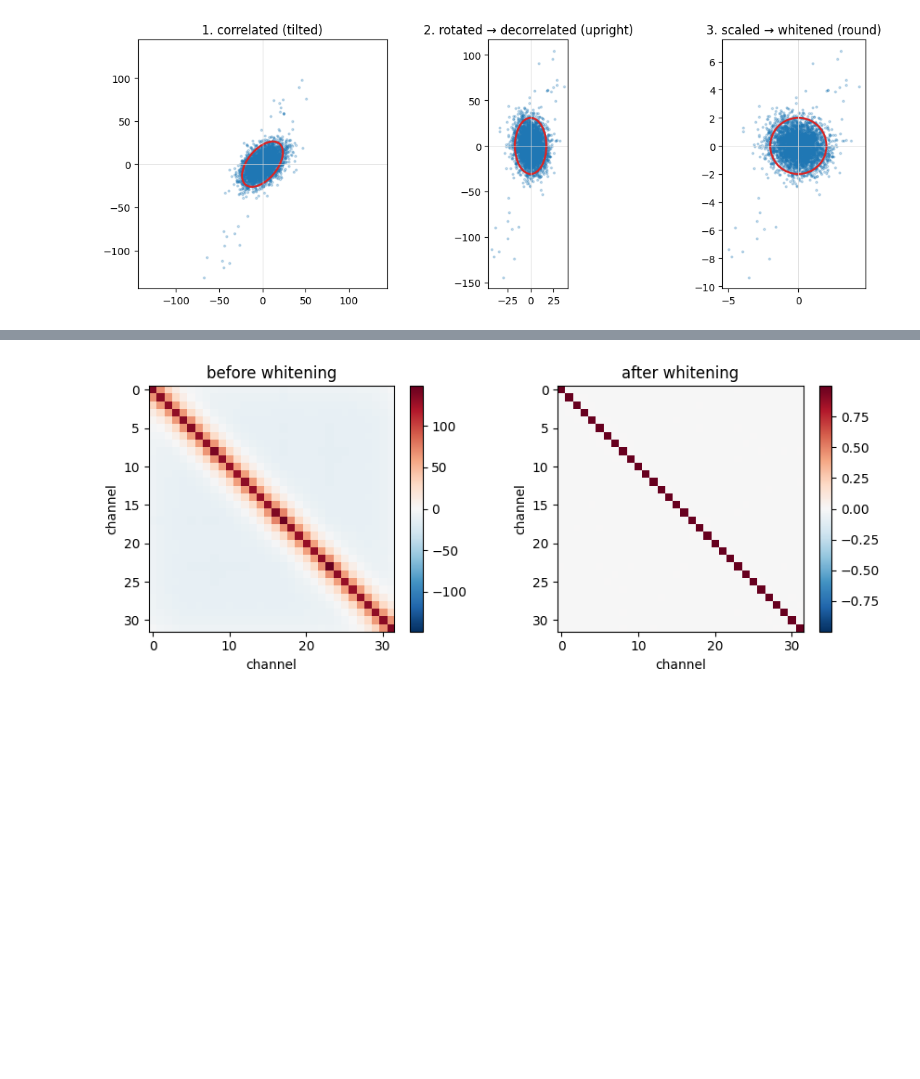
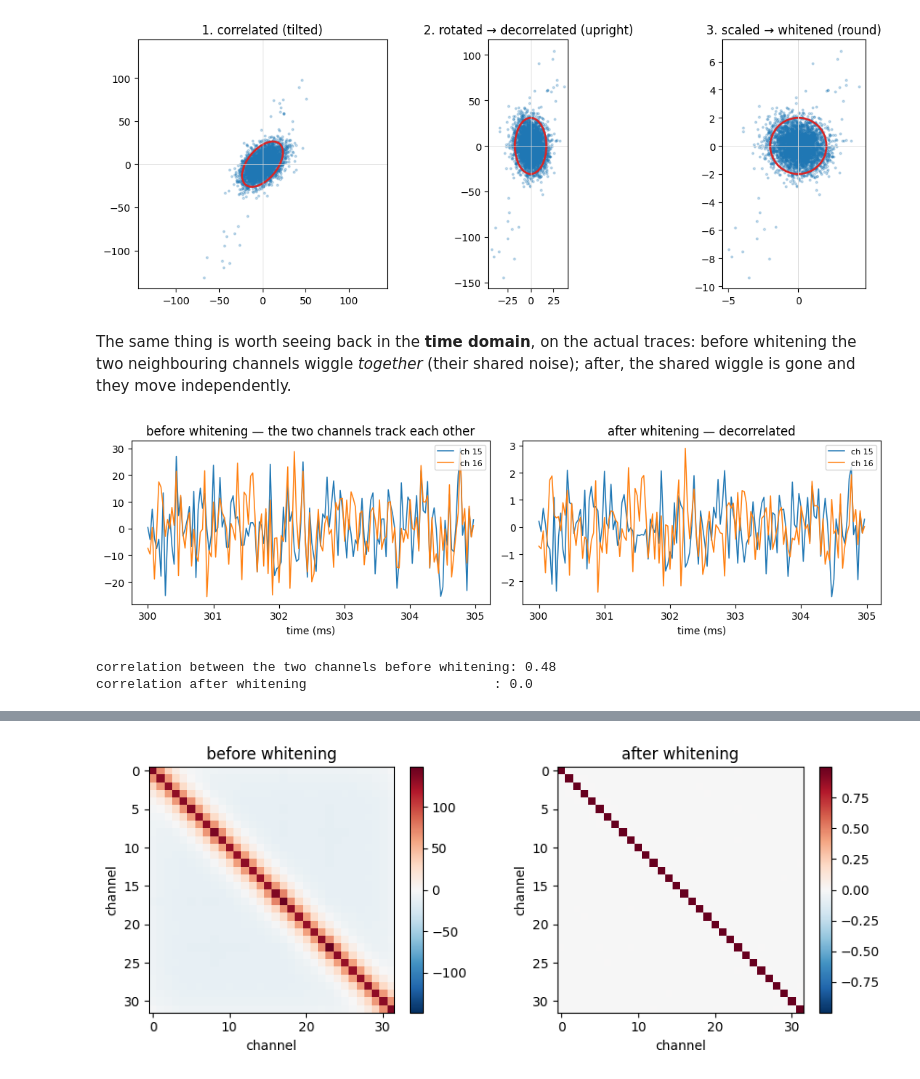
Before and after one commit to stootoon/swc-en-2026, a Jupyter notebook: ephys-pop/notebooks/02_preprocessing_solutions.ipynb, the cells around one changed output, grey strips where cells are left out. Cells and saved outputs as stored; diff of their text form; code cells hidden in the pictures; blank space fills up the shorter version.

```diff
--- a/ephys-pop/notebooks/02_preprocessing_solutions.ipynb
+++ b/ephys-pop/notebooks/02_preprocessing_solutions.ipynb
@@ -363,9 +420,11 @@ def draw_cov_ellipse(ax, xy, n_std=2.0, **kw):
 rng = np.random.default_rng(0)
 idx = rng.integers(0, len(filt), 4000)
 ch, neighbour, far = 15, 16, 3
+xy_near = np.column_stack([filt[idx, ch], filt[idx, neighbour]])
+xy_far  = np.column_stack([filt[idx, ch], filt[idx, far]])
+
 fig, ax = plt.subplots(1, 2, figsize=(9, 4.4))
-for a, other, label in [(ax[0], neighbour, "neighbour"), (ax[1], far, "far")]:
-    xy = np.column_stack([filt[idx, ch], filt[idx, other]])
+for a, xy, other, label in [(ax[0], xy_near, neighbour, "neighbour"), (ax[1], xy_far, far, "far")]:
     a.scatter(xy[:, 0], xy[:, 1], s=4, alpha=0.25)
     draw_cov_ellipse(a, xy, edgecolor="tab:red", lw=2)
     a.set_title(f"ch {ch} vs {label} ch {other}"); a.set_aspect("equal")
@@ -373,5 +432,10 @@ for a, other, label in [(ax[0], neighbour, "neighbour"), (ax[1], far, "far")]:
 ax[0].text(0.05, 0.9, "tilted → they co-vary", transform=ax[0].transAxes, color="tab:red")
 ax[1].text(0.05, 0.9, "round → independent", transform=ax[1].transAxes, color="tab:red")
 plt.tight_layout(); plt.show()
+
+print("2×2 covariance matrix — ch 15 & neighbour ch 16:")
+print(np.cov(xy_near.T).round(0))
+print("\n2×2 covariance matrix — ch 15 & far ch 3:")
+print(np.cov(xy_far.T).round(0))
 # %% [output]
 [figure]
@@ -430,4 +545,32 @@ ax[0].set_xlim(-lim, lim); ax[0].set_ylim(-lim, lim)
 plt.tight_layout(); plt.show()
 # %% [output]
 [figure]
+# %% [markdown]
+The same thing is worth seeing back in the **time domain**, on the actual traces:
+before whitening the two neighbouring channels wiggle *together* (their shared noise);
+after, the shared wiggle is gone and they move independently.
+# %%
+two = filt[:, [ch, neighbour]] - filt[:, [ch, neighbour]].mean(0)
+v2, U2 = np.linalg.eigh(np.cov(two.T))
+W2 = U2 @ np.diag(1.0 / np.sqrt(v2)) @ U2.T          # the 2-channel whitening matrix
+two_white = two @ W2
+
+w0, w1 = int(0.300 * rec.fs), int(0.305 * rec.fs)      # a short 5 ms window, so wiggles are visible
+tt2 = np.arange(w0, w1) / rec.fs * 1e3
+fig, ax = plt.subplots(1, 2, figsize=(11, 3.2))
+for k, name in [(0, f"ch {ch}"), (1, f"ch {neighbour}")]:
+    ax[0].plot(tt2, two[w0:w1, k], lw=1.1, label=name)
+    ax[1].plot(tt2, two_white[w0:w1, k], lw=1.1, label=name)
+ax[0].set_title("before whitening — the two channels track each other")
+ax[1].set_title("after whitening — decorrelated")
+for a in ax:
+    a.set_xlabel("time (ms)"); a.legend(fontsize=8, loc="upper right")
+plt.tight_layout(); plt.show()
+
+print("correlation between the two channels before whitening:", round(np.corrcoef(two.T)[0, 1], 2))
+print("correlation after whitening                        :", round(np.corrcoef(two_white.T)[0, 1], 2))
+# %% [output]
+[figure, added]
+correlation between the two channels before whitening: 0.48
+correlation after whitening                        : 0.0
 # %% [markdown]
```
Also changed, not shown: parts of 17 cells of this notebook, 19 other files.
